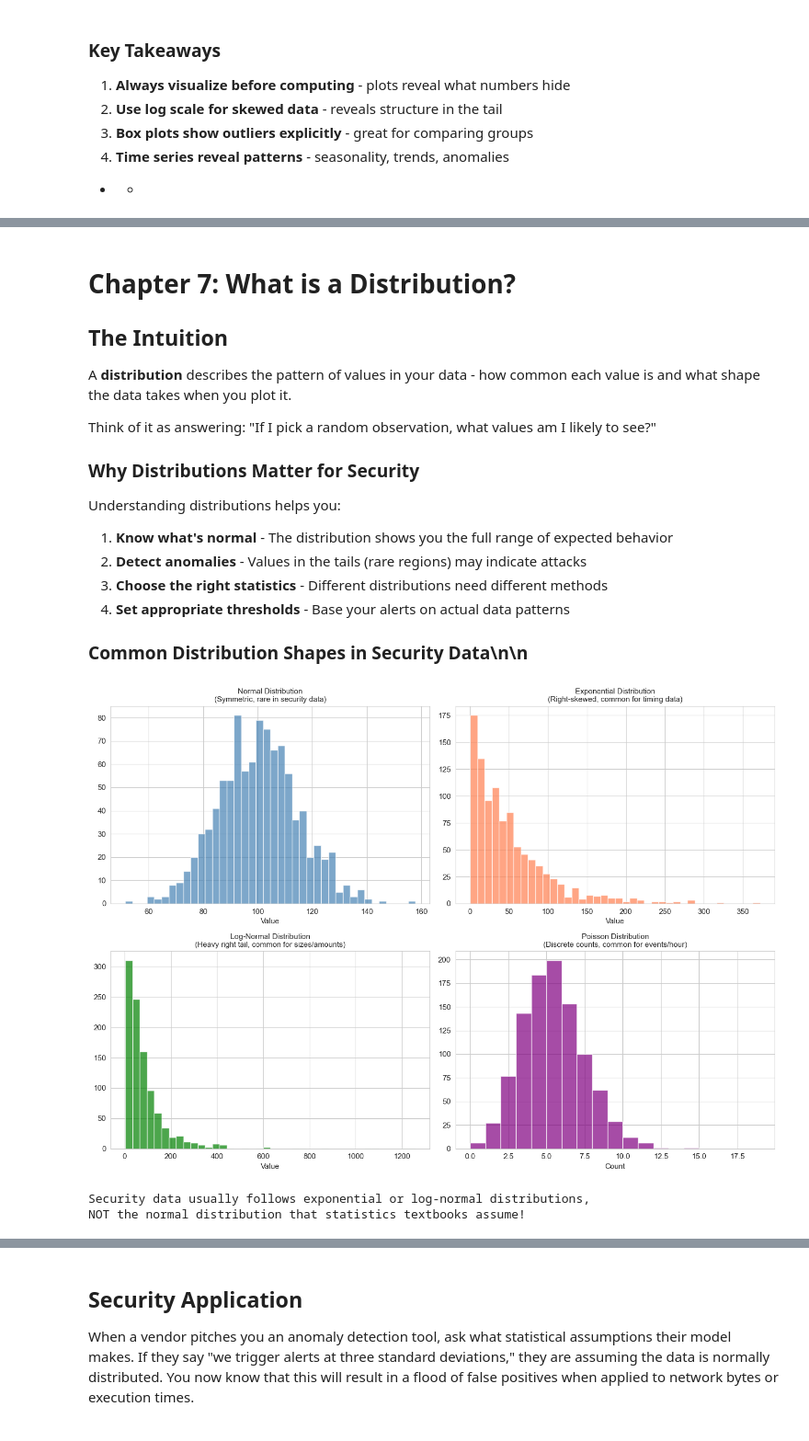
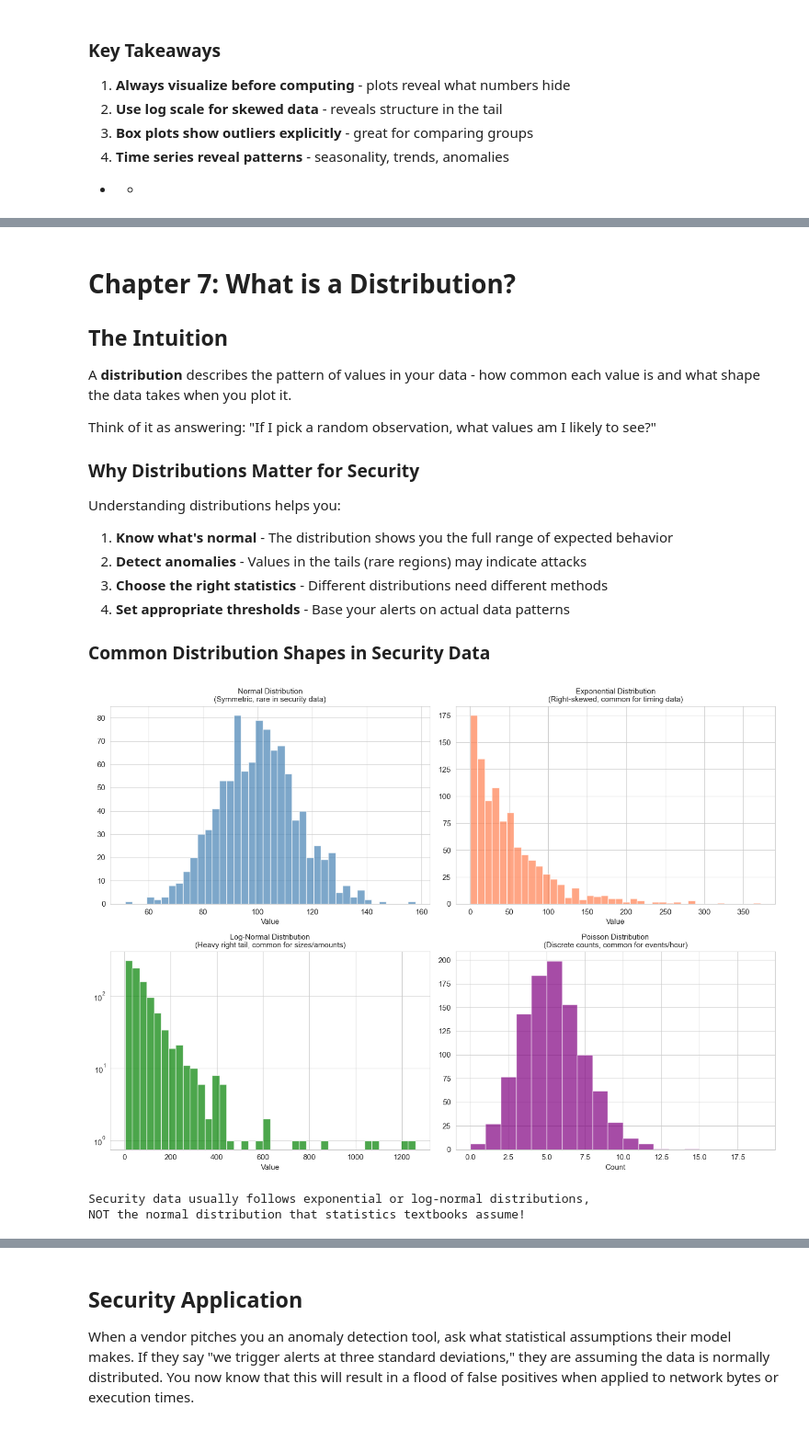
Before and after one commit to Btlyons1/Data-Science-For-Security-Engineers, a Jupyter notebook: Data_Science_for_Security_Engineers.ipynb, the cells around one changed output, grey strips where cells are left out. Shown at 92% size. Drawn from its saved outputs; the diff is of its cells as text; code cells hidden in the pictures.

```diff
--- a/Data_Science_for_Security_Engineers.ipynb
+++ b/Data_Science_for_Security_Engineers.ipynb
@@ -1337,7 +1457,7 @@ Understanding distributions helps you:
 3. **Choose the right statistics**  -  Different distributions need different methods
 4. **Set appropriate thresholds**  -  Base your alerts on actual data patterns
 
-### Common Distribution Shapes in Security Data\n\n
+### Common Distribution Shapes in Security Data
 # %%
 # Visualizing common distribution shapes
 
@@ -1345,36 +1465,36 @@ np.random.seed(42)
 fig, axes = plt.subplots(2, 2, figsize=(14, 10))
 
 # Normal (rare in security)
 normal = np.random.normal(100, 15, 1000)
 axes[0, 0].hist(normal, bins=40, color='steelblue', alpha=0.7, edgecolor='white')
 axes[0, 0].set_title('Normal Distribution\n(Symmetric, rare in security data)', fontsize=11)
 axes[0, 0].set_xlabel('Value')
 
 # Exponential (very common - response times, wait times)
 exponential = np.random.exponential(50, 1000)
 axes[0, 1].hist(exponential, bins=40, color='coral', alpha=0.7, edgecolor='white')
 axes[0, 1].set_title('Exponential Distribution\n(Right-skewed, common for timing data)', fontsize=11)
 axes[0, 1].set_xlabel('Value')
 
 # Log-normal (file sizes, transaction amounts)
 lognormal = np.random.lognormal(4, 1, 1000)
-axes[1, 0].hist(lognormal, bins=40, color='green', alpha=0.7, edgecolor='white')
+axes[1, 0].hist(lognormal, bins=40, color='green', alpha=0.7, edgecolor='white', log=True)
 axes[1, 0].set_title('Log-Normal Distribution\n(Heavy right tail, common for sizes/amounts)', fontsize=11)
 axes[1, 0].set_xlabel('Value')
 
 # Poisson (event counts)
 poisson = np.random.poisson(5, 1000)
 axes[1, 1].hist(poisson, bins=range(0, 20), color='purple', alpha=0.7, edgecolor='white')
 axes[1, 1].set_title('Poisson Distribution\n(Discrete counts, common for events/hour)', fontsize=11)
 axes[1, 1].set_xlabel('Count')
 
 plt.tight_layout()
 plt.show()
 
 print('Security data usually follows exponential or log-normal distributions,')
-print('NOT the normal distribution that statistics textbooks assume!')
+print('NOT the normal distribution that statistics textbooks assume')
 # %% [output]
-[figure, old version]
+[figure, new version]
 Security data usually follows exponential or log-normal distributions,
 NOT the normal distribution that statistics textbooks assume!
 # %% [markdown]
```
Also changed, not shown: parts of 97 cells of this notebook, 1 other file.
